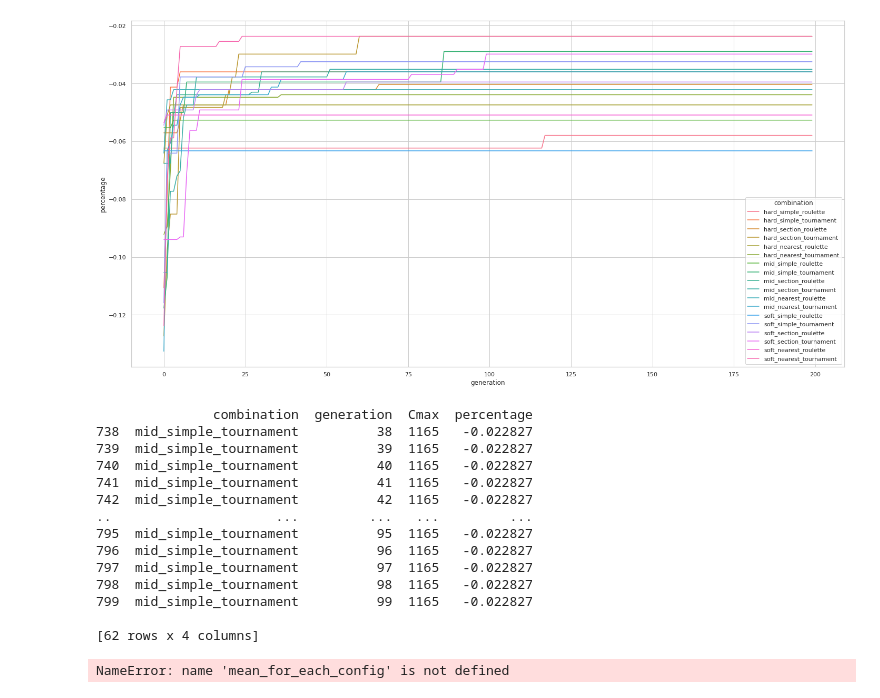
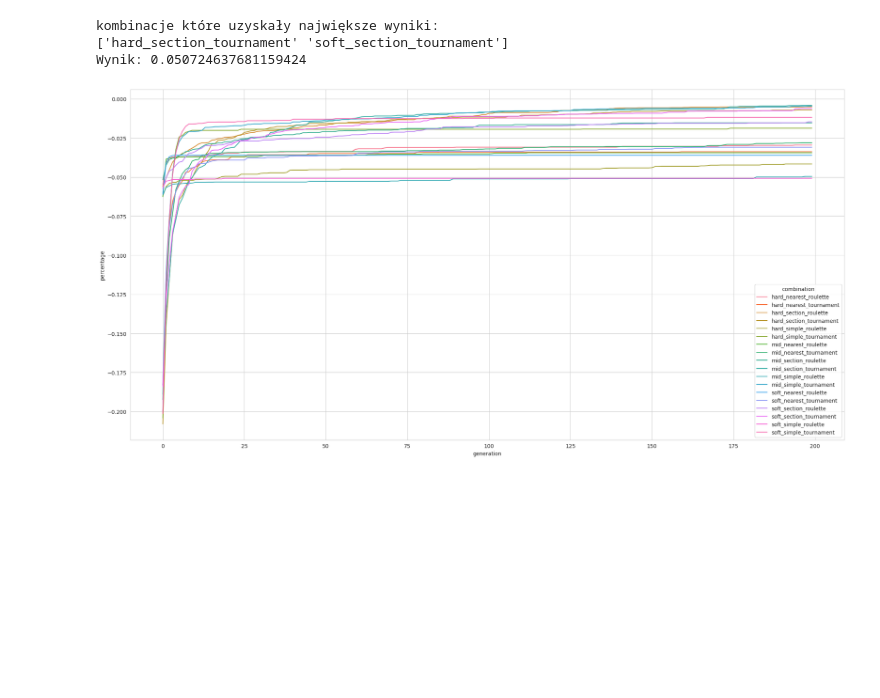
Before and after one commit to qert6g35/genetic_for_flowshop, a Jupyter notebook: Combination.ipynb, the cells around one changed output. Cells and saved outputs as stored; diff of their text form; code cells hidden in the pictures; blank space fills up the shorter version.

```diff
--- a/Combination.ipynb
+++ b/Combination.ipynb
@@ -125,51 +124,11 @@ df.to_csv('data_combinations_results.csv', index=False)
-# %%
-# Ustawienie stylu wykresów
-sns.set(style="whitegrid")
-
-# Utwórz siatkę wykresów
-fig = plt.subplots(figsize=(20, 10))
-
-# # Wykres zależności Cmax od parametru population_size
-# sns.scatterplot(ax=axes, x='Population Size', y='percentage', data=df, alpha=0.2)
-# mean_for_each_pop_value.plot(ax=axes, color='r', linestyle='--', label='Średnia percentage dla Population Size')
-# axes.set_title('Wpływ parametru population_size na Cmax')
-# axes.set_xlabel('Population Size')
-# axes.set_ylabel('Cmax')
-
-sns.lineplot(x='generation', y='percentage', data=df, hue='combination')
-
-# Wyświetl wykresy
-plt.tight_layout()
-plt.show()
-# %% [output]
-[figure, removed]
-# %%
-# Znajdź najmniejszą wartość Cmax
-min_Cmax = df['Cmax'].min()
-
-# Wybierz rekordy z najmniejszym Cmax
-min_Cmax_records = df[df['Cmax'] == min_Cmax]
-
-# Wyświetl wyniki
-print(min_Cmax_records)
-
-best_config_index = mean_for_each_config.idxmax()
-
-print("Generations, Population Size, Mutation Rate")
-print(best_config_index)
-# %% [output]
-               combination  generation  Cmax  percentage
-738  mid_simple_tournament          38  1165   -0.022827
-739  mid_simple_tournament          39  1165   -0.022827
-740  mid_simple_tournament          40  1165   -0.022827
-741  mid_simple_tournament          41  1165   -0.022827
-742  mid_simple_tournament          42  1165   -0.022827
-..                     ...         ...   ...         ...
-795  mid_simple_tournament          95  1165   -0.022827
-796  mid_simple_tournament          96  1165   -0.022827
-797  mid_simple_tournament          97  1165   -0.022827
-798  mid_simple_tournament          98  1165   -0.022827
-799  mid_simple_tournament          99  1165   -0.022827
-
-[62 rows x 4 columns]
-NameError: name 'mean_for_each_config' is not defined
+# %%
+final_2 = df[df["percentage"].isin([df["percentage"].max()])]
+print("kombinacje które uzyskały największe wyniki:")
+print(final_2['combination'].unique())
+
+mean_for_each_config_final = final_2['percentage'].max()
+print("Wynik:",mean_for_each_config_final)
+# %% [output]
+kombinacje które uzyskały największe wyniki:
+['hard_section_tournament' 'soft_section_tournament']
+Wynik: 0.050724637681159424
@@ -175,0 +145,10 @@ NameError: name 'mean_for_each_config' is not defined
+# %%
+sns.set_style("whitegrid")
+pd.set_option('mode.use_inf_as_na', False)
+fig = plt.subplots(figsize=(20, 10))
+sns.lineplot(x = "generation", y = "percentage", data=mean_for_each_config, hue='combination')
+
+plt.tight_layout()
+plt.show()
+# %% [output]
+[figure, added]
```
Also changed, not shown: parts of 10 cells of this notebook, 1 other file.
